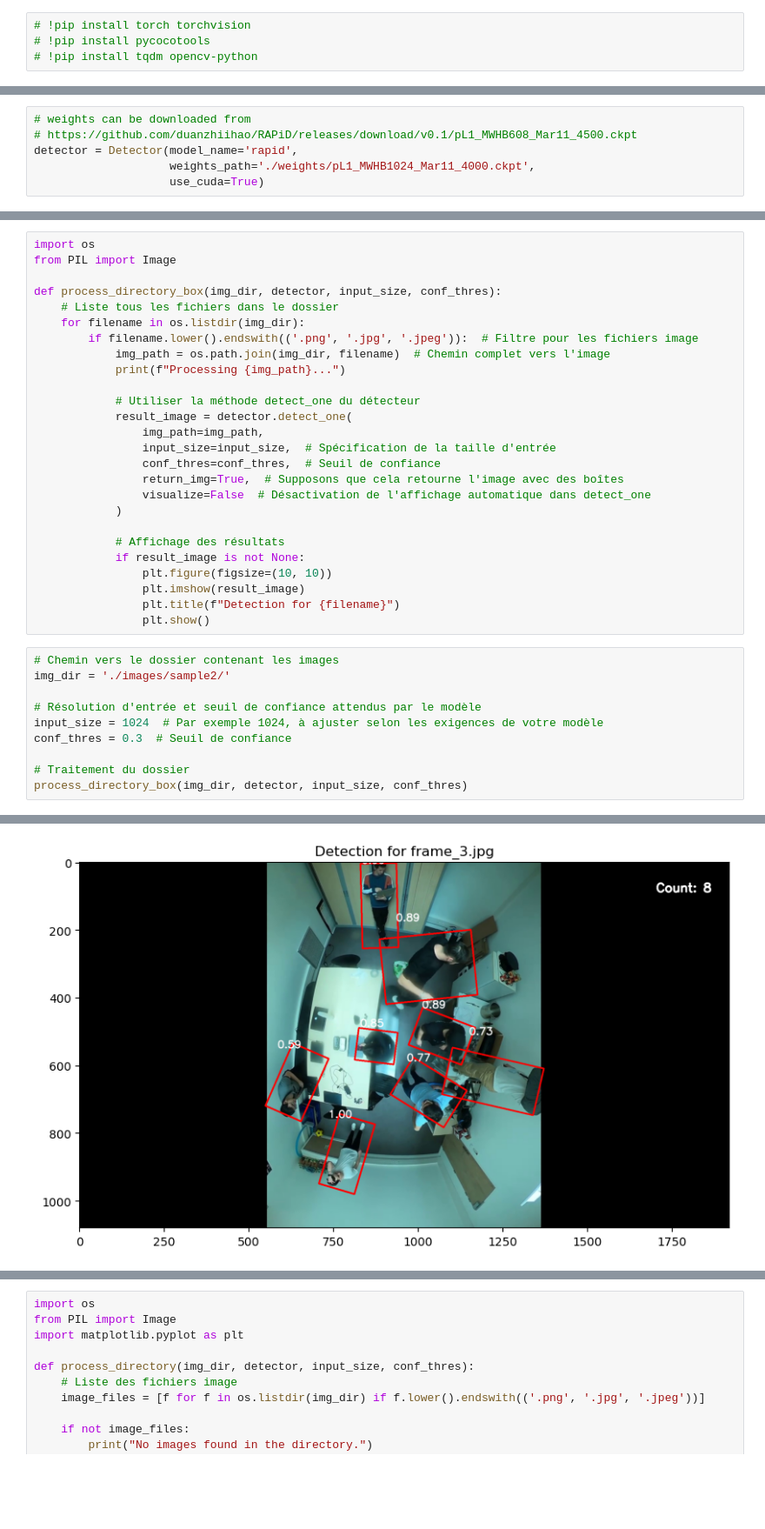
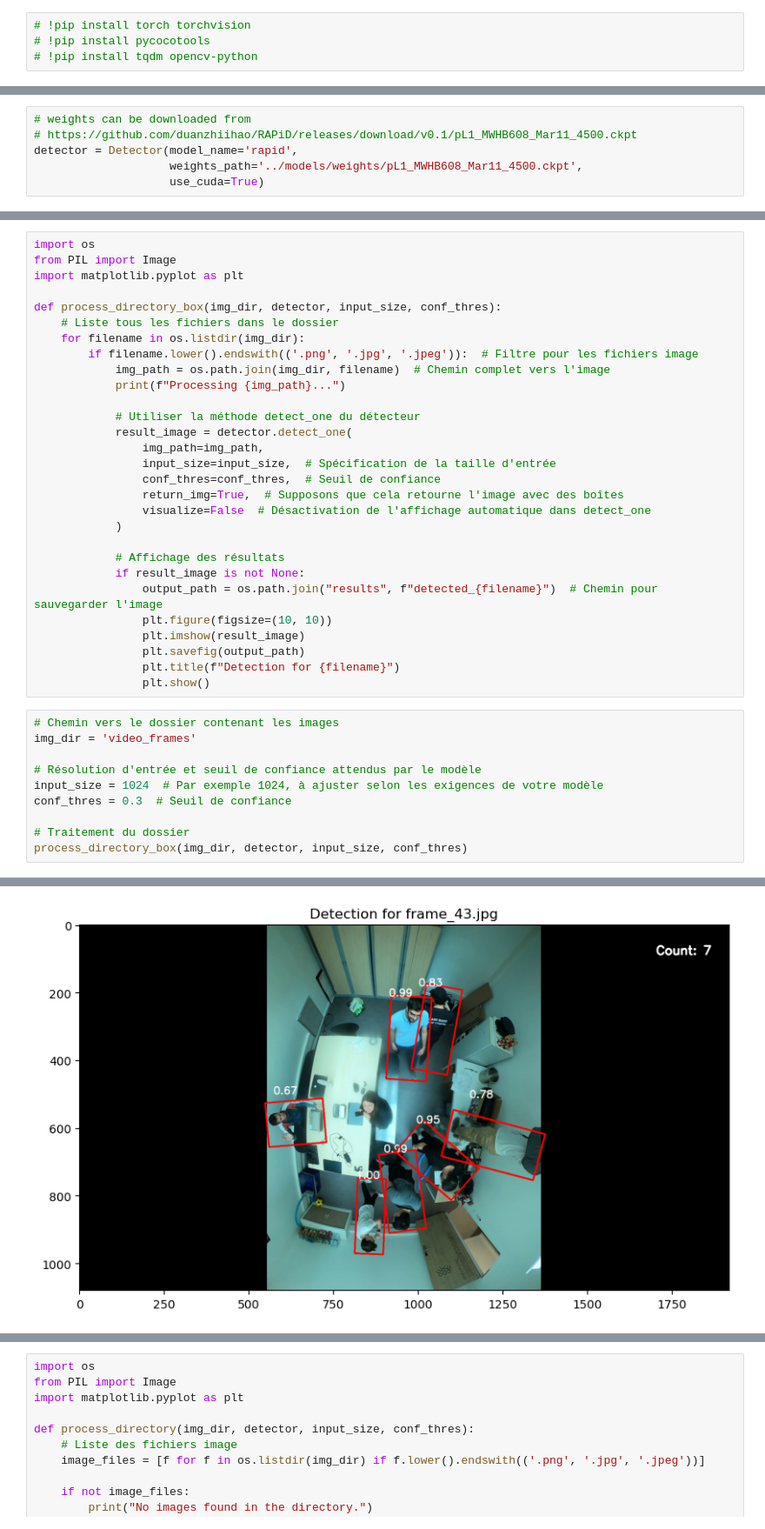
Before and after one commit to lucas04200/Ai_watcher, a Jupyter notebook: test_notebooks/2D_plot.ipynb, the cells around one changed output, grey strips where cells are left out. Shown at 87% size. Drawn from its saved outputs; the diff is of its cells as text; blank space fills up the shorter version.

```diff
--- a/test_notebooks/2D_plot.ipynb
+++ b/test_notebooks/2D_plot.ipynb
@@ -11,6 +9,6 @@ ModuleNotFoundError: No module named 'imageio'
 # weights can be downloaded from
 # https://github.com/duanzhiihao/RAPiD/releases/download/v0.1/pL1_MWHB608_Mar11_4500.ckpt
 detector = Detector(model_name='rapid',
-                    weights_path='./weights/pL1_MWHB1024_Mar11_4000.ckpt',
+                    weights_path='../models/weights/pL1_MWHB608_Mar11_4500.ckpt',
                     use_cuda=True)
 # %% [output]
@@ -18,6 +21,7 @@ NameError: name 'Detector' is not defined
 # %%
 import os
 from PIL import Image
+import matplotlib.pyplot as plt
 
 def process_directory_box(img_dir, detector, input_size, conf_thres):
     # Liste tous les fichiers dans le dossier
@@ -37,13 +41,15 @@ def process_directory_box(img_dir, detector, input_size, conf_thres):
 
             # Affichage des résultats
             if result_image is not None:
+                output_path = os.path.join("results", f"detected_{filename}")  # Chemin pour sauvegarder l'image
                 plt.figure(figsize=(10, 10))
                 plt.imshow(result_image)
+                plt.savefig(output_path)
                 plt.title(f"Detection for {filename}")
                 plt.show()
 # %%
 # Chemin vers le dossier contenant les images
-img_dir = './images/sample2/'
+img_dir = 'video_frames'
 
 # Résolution d'entrée et seuil de confiance attendus par le modèle
 input_size = 1024  # Par exemple 1024, à ajuster selon les exigences de votre modèle
@@ -64 +70 @@ Processing ./images/sample2/frame_3.jpg...
-[figure, old version]
+[figure, new version]
```
Also changed, not shown: parts of 3 cells of this notebook, 7 other files.
